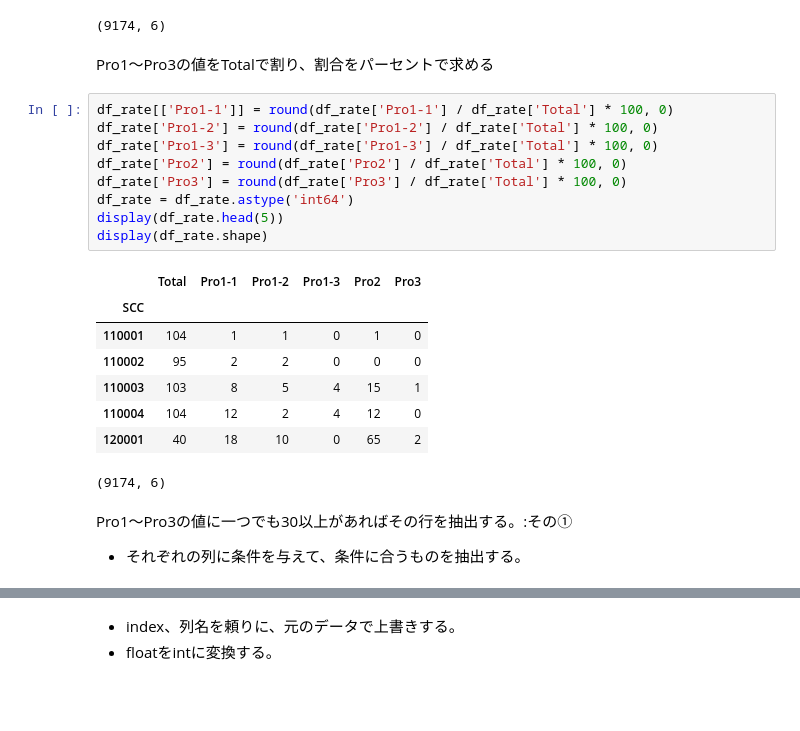
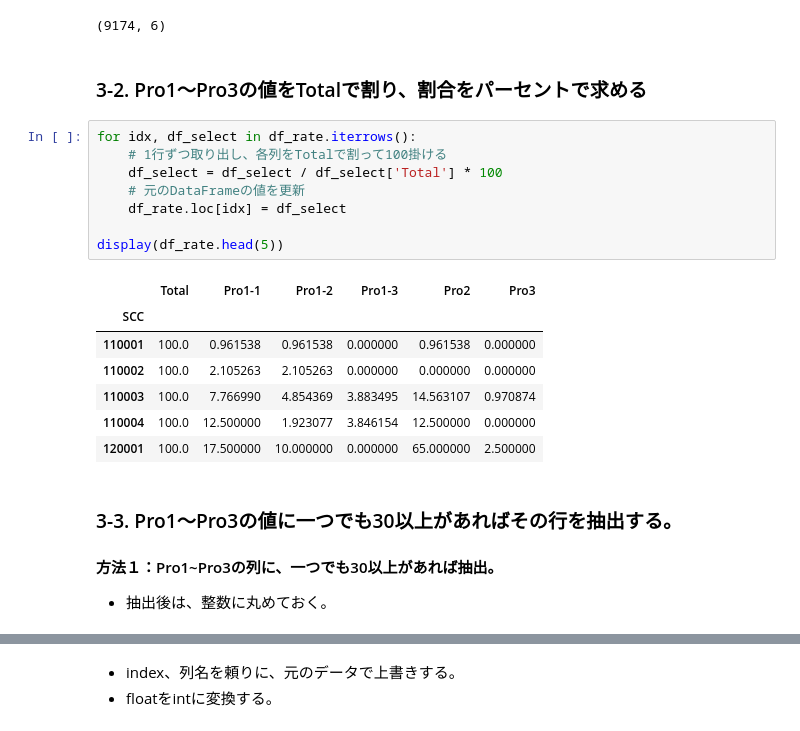
Before and after one commit to okagen/study_DataFrame, a Jupyter notebook: study02_DataFrame.ipynb, the cells around one changed output, grey strips where cells are left out. Cells and saved outputs as stored; diff of their text form; blank space fills up the shorter version.

```diff
--- a/study02_DataFrame.ipynb
+++ b/study02_DataFrame.ipynb
@@ -75,27 +85,26 @@ display(df_rate.shape)
 | 110004 | 104 | 13.0 | 2.0 | 4.0 | 13.0 | 0.0 |
 | 120001 | 40 | 7.0 | 4.0 | 0.0 | 26.0 | 1.0 |
 (9174, 6)
-# %% [markdown]
-Pro1～Pro3の値をTotalで割り、割合をパーセントで求める
-# %%
-df_rate[['Pro1-1']] = round(df_rate['Pro1-1'] / df_rate['Total'] * 100, 0)
-df_rate['Pro1-2'] = round(df_rate['Pro1-2'] / df_rate['Total'] * 100, 0)
-df_rate['Pro1-3'] = round(df_rate['Pro1-3'] / df_rate['Total'] * 100, 0)
-df_rate['Pro2'] = round(df_rate['Pro2'] / df_rate['Total'] * 100, 0)
-df_rate['Pro3'] = round(df_rate['Pro3'] / df_rate['Total'] * 100, 0)
-df_rate = df_rate.astype('int64')
-display(df_rate.head(5))
-display(df_rate.shape)
-# %% [output]
-|  | Total | Pro1-1 | Pro1-2 | Pro1-3 | Pro2 | Pro3 |
-| SCC |  |  |  |  |  |  |
-| 110001 | 104 | 1 | 1 | 0 | 1 | 0 |
-| 110002 | 95 | 2 | 2 | 0 | 0 | 0 |
-| 110003 | 103 | 8 | 5 | 4 | 15 | 1 |
-| 110004 | 104 | 12 | 2 | 4 | 12 | 0 |
-| 120001 | 40 | 18 | 10 | 0 | 65 | 2 |
-(9174, 6)
-# %% [markdown]
-Pro1～Pro3の値に一つでも30以上があればその行を抽出する。:その①
-  - それぞれの列に条件を与えて、条件に合うものを抽出する。
+# %% [markdown]
+### 3-2. Pro1～Pro3の値をTotalで割り、割合をパーセントで求める
+# %%
+for idx, df_select in df_rate.iterrows():
+    # 1行ずつ取り出し、各列をTotalで割って100掛ける
+    df_select = df_select / df_select['Total'] * 100
+    # 元のDataFrameの値を更新
+    df_rate.loc[idx] = df_select
+
+display(df_rate.head(5))
+# %% [output]
+|  | Total | Pro1-1 | Pro1-2 | Pro1-3 | Pro2 | Pro3 |
+| SCC |  |  |  |  |  |  |
+| 110001 | 100.0 | 0.961538 | 0.961538 | 0.000000 | 0.961538 | 0.000000 |
+| 110002 | 100.0 | 2.105263 | 2.105263 | 0.000000 | 0.000000 | 0.000000 |
+| 110003 | 100.0 | 7.766990 | 4.854369 | 3.883495 | 14.563107 | 0.970874 |
+| 110004 | 100.0 | 12.500000 | 1.923077 | 3.846154 | 12.500000 | 0.000000 |
+| 120001 | 100.0 | 17.500000 | 10.000000 | 0.000000 | 65.000000 | 2.500000 |
+# %% [markdown]
+### 3-3. Pro1～Pro3の値に一つでも30以上があればその行を抽出する。
+#### 方法１：Pro1~Pro3の列に、一つでも30以上があれば抽出。
+  - 抽出後は、整数に丸めておく。
 # %%
```
Also changed, not shown: parts of 19 cells of this notebook, 9 other files.
